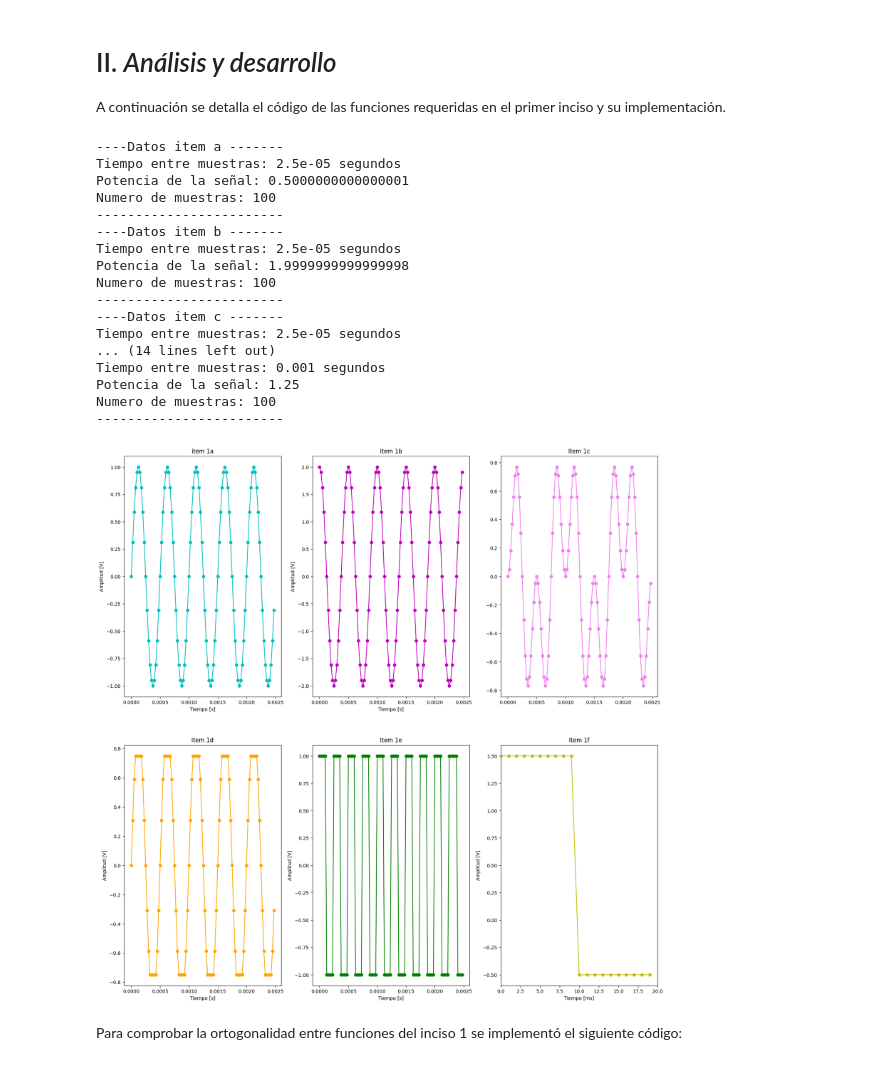
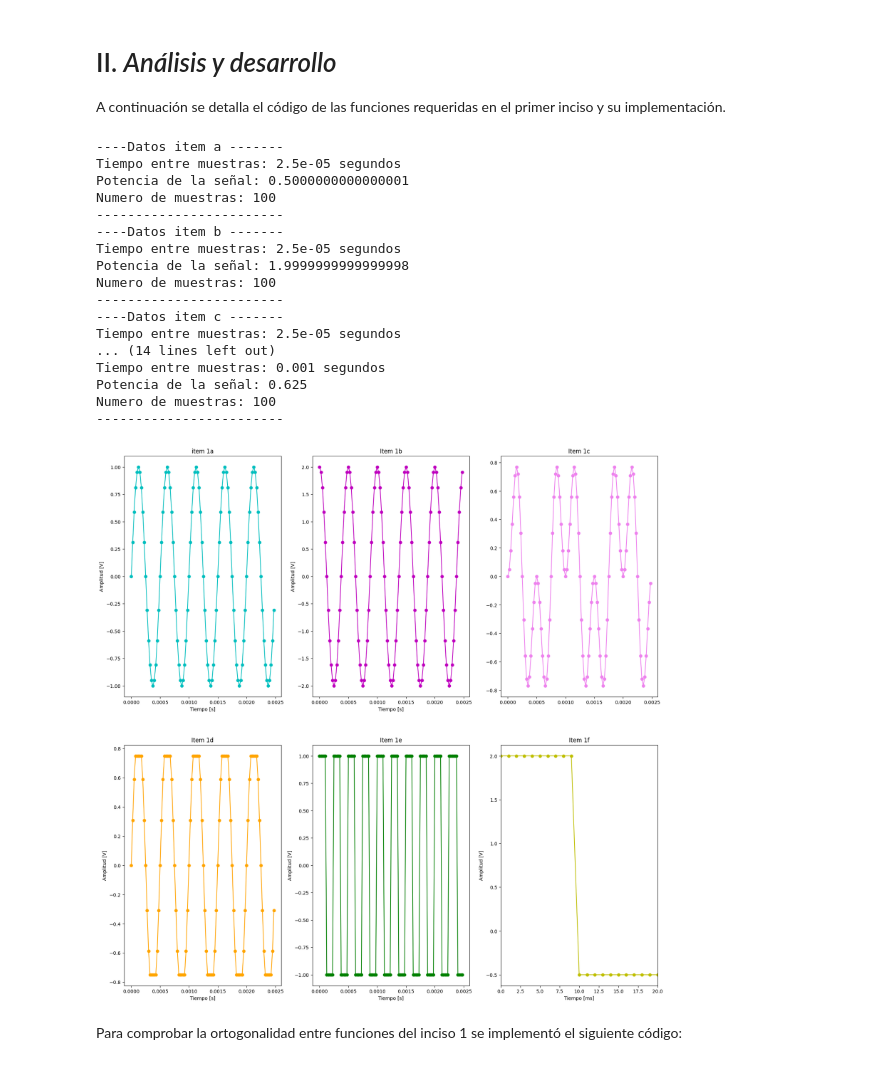
Before and after one commit to LolaPampin07/APS, a Jupyter notebook: TP1 sintesis de senales/_TS1-Síntesis de señales.ipynb, the cells around one changed output. Cells and saved outputs as stored; diff of their text form; code cells hidden in the pictures.

```diff
--- a/TP1 sintesis de senales/_TS1-Síntesis de señales.ipynb
+++ b/TP1 sintesis de senales/_TS1-Síntesis de señales.ipynb
@@ -200,7 +200,7 @@ ttd,fd=ts1.mi_funcion_item_D(1,0,2000,0,N,40000)
 tte,fe=ts1.mi_funcion_cuadrada(0, 4000, 0, N, frecADC = 40000)
 
 #f) Un pulso rectangular de 10ms. --> NO HAY FRECUENCIA UN SOLO
-ff=ts1.mi_funcion_pulso()
+ff=mi_funcion_pulso()
 
 #g) En cada caso indique tiempo entre muestras, número de muestras y potencia.
 ts=1/frecADC
@@ -241,35 +241,35 @@ plt.xlabel('Tiempo [s]')
 plt.ylabel('Amplitud [V]')
 plt.plot(tte,fe,'o-', color ='green')
 
 plt.subplot(2,3,6)
 plt.title('Item 1f')
 #plt.axis([-1,15,0,1.5])
 plt.xlabel('Tiempo [ms]')
 plt.ylabel('Amplitud [V]')
 plt.xlim(0,20)
 #plt.ylim (0,2)
 plt.plot(ff,'o-', color = 'y')
 
 plt.show()
 # %% [output]
 ----Datos item a -------
 Tiempo entre muestras: 2.5e-05 segundos
 Potencia de la señal: 0.5000000000000001
 Numero de muestras: 100
 ------------------------
 ----Datos item b -------
 Tiempo entre muestras: 2.5e-05 segundos
 Potencia de la señal: 1.9999999999999998
 Numero de muestras: 100
 ------------------------
 ----Datos item c -------
 Tiempo entre muestras: 2.5e-05 segundos
 ... (14 lines left out)
 Tiempo entre muestras: 0.001 segundos
-Potencia de la señal: 1.25
+Potencia de la señal: 0.625
 Numero de muestras: 100
 ------------------------
-[figure, old version]
+[figure, new version]
 # %% [markdown]
 Para comprobar la ortogonalidad entre funciones del inciso 1 se implementó el siguiente código:
 # %%
```
Also changed, not shown: parts of 5 cells of this notebook.
